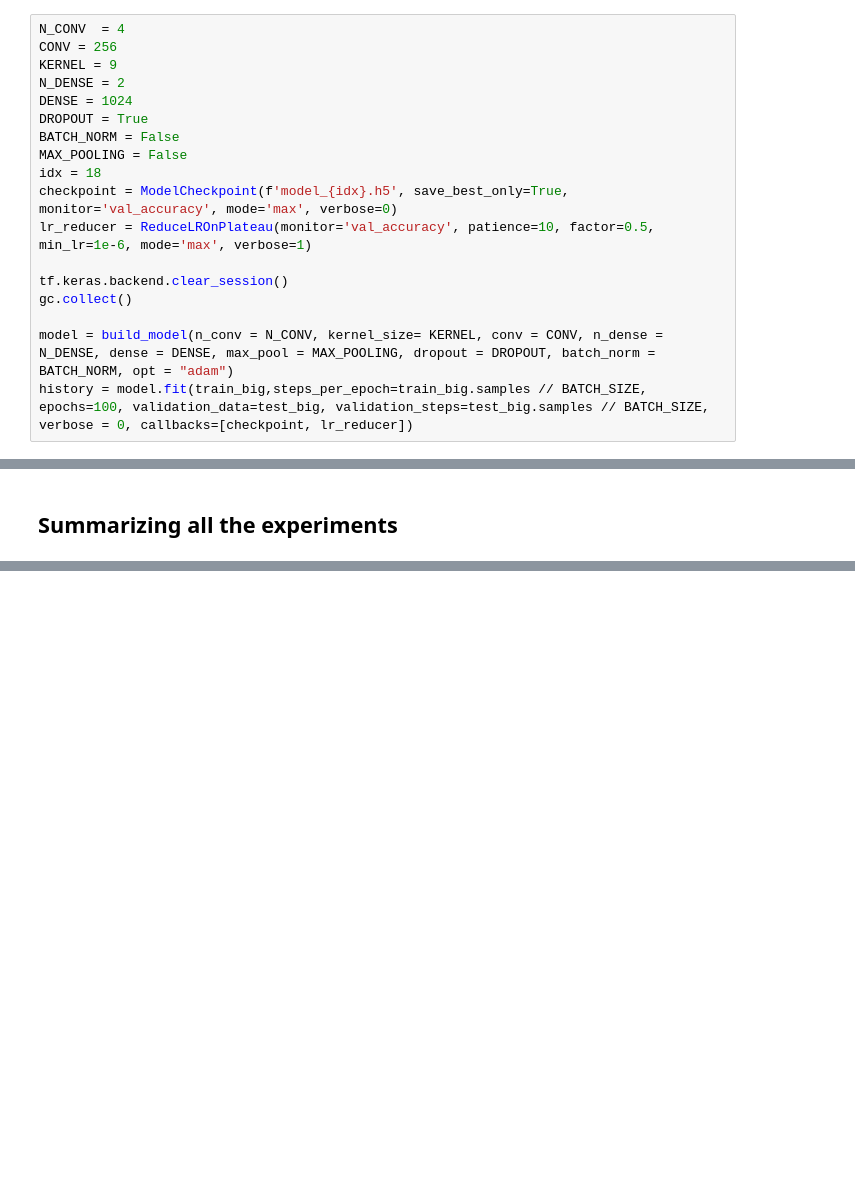
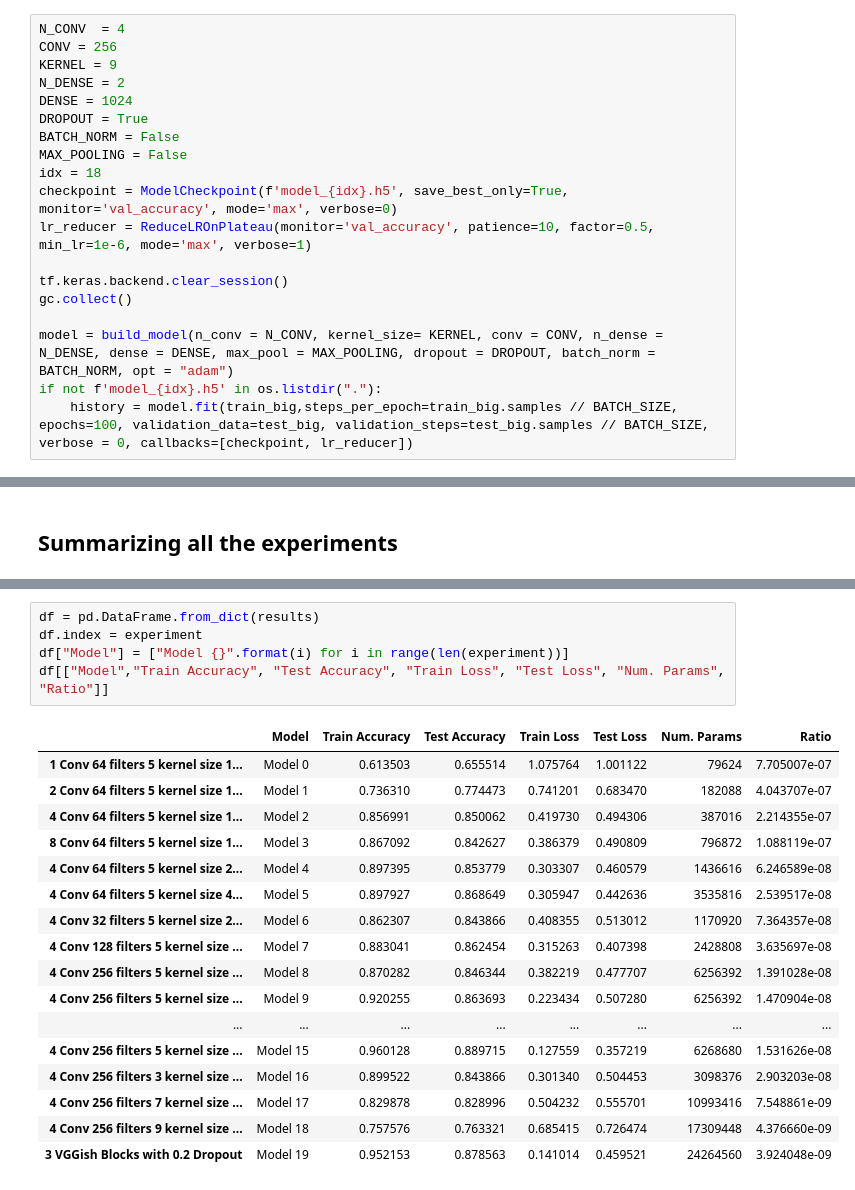
Before and after one commit to Yusepp/M3-CV, a Jupyter notebook: P4/CNN.ipynb, the cells around one changed output, grey strips where cells are left out. Cells and saved outputs as stored; diff of their text form; blank space fills up the shorter version.

```diff
--- a/P4/CNN.ipynb
+++ b/P4/CNN.ipynb
@@ -1005,7 +946,8 @@ tf.keras.backend.clear_session()
 gc.collect()
 
 model = build_model(n_conv = N_CONV, kernel_size= KERNEL, conv = CONV, n_dense = N_DENSE, dense = DENSE, max_pool = MAX_POOLING, dropout = DROPOUT, batch_norm = BATCH_NORM, opt = "adam")
-history = model.fit(train_big,steps_per_epoch=train_big.samples // BATCH_SIZE, epochs=100, validation_data=test_big, validation_steps=test_big.samples // BATCH_SIZE,  verbose = 0, callbacks=[checkpoint, lr_reducer])
+if not f'model_{idx}.h5' in os.listdir("."):
+    history = model.fit(train_big,steps_per_epoch=train_big.samples // BATCH_SIZE, epochs=100, validation_data=test_big, validation_steps=test_big.samples // BATCH_SIZE,  verbose = 0, callbacks=[checkpoint, lr_reducer])
 # %% [output]
 WARNING:tensorflow:tf.keras.mixed_precision.experimental.LossScaleOptimizer is deprecated. Please use tf.keras.mixed_precision.LossScaleOptimizer instead. Note that the non-experimental LossScaleOptim ...
   opt = tf.keras.mixed_precision.LossScaleOptimizer(opt)
@@ -1156,3 +1050,26 @@ df[["Train Accuracy", "Test Accuracy", "Ratio"]]
+# %%
+df = pd.DataFrame.from_dict(results)
+df.index = experiment
+df["Model"] = ["Model {}".format(i) for i in range(len(experiment))]
+df[["Model","Train Accuracy", "Test Accuracy", "Train Loss", "Test Loss", "Num. Params", "Ratio"]]
+# %% [output]
+|  | Model | Train Accuracy | Test Accuracy | Train Loss | Test Loss | Num. Params | Ratio |
+| 1 Conv 64 filters 5 kernel size 1... | Model 0 | 0.613503 | 0.655514 | 1.075764 | 1.001122 | 79624 | 7.705007e-07 |
+| 2 Conv 64 filters 5 kernel size 1... | Model 1 | 0.736310 | 0.774473 | 0.741201 | 0.683470 | 182088 | 4.043707e-07 |
+| 4 Conv 64 filters 5 kernel size 1... | Model 2 | 0.856991 | 0.850062 | 0.419730 | 0.494306 | 387016 | 2.214355e-07 |
+| 8 Conv 64 filters 5 kernel size 1... | Model 3 | 0.867092 | 0.842627 | 0.386379 | 0.490809 | 796872 | 1.088119e-07 |
+| 4 Conv 64 filters 5 kernel size 2... | Model 4 | 0.897395 | 0.853779 | 0.303307 | 0.460579 | 1436616 | 6.246589e-08 |
+| 4 Conv 64 filters 5 kernel size 4... | Model 5 | 0.897927 | 0.868649 | 0.305947 | 0.442636 | 3535816 | 2.539517e-08 |
+| 4 Conv 32 filters 5 kernel size 2... | Model 6 | 0.862307 | 0.843866 | 0.408355 | 0.513012 | 1170920 | 7.364357e-08 |
+| 4 Conv 128 filters 5 kernel size ... | Model 7 | 0.883041 | 0.862454 | 0.315263 | 0.407398 | 2428808 | 3.635697e-08 |
+| 4 Conv 256 filters 5 kernel size ... | Model 8 | 0.870282 | 0.846344 | 0.382219 | 0.477707 | 6256392 | 1.391028e-08 |
+| 4 Conv 256 filters 5 kernel size ... | Model 9 | 0.920255 | 0.863693 | 0.223434 | 0.507280 | 6256392 | 1.470904e-08 |
+| ... | ... | ... | ... | ... | ... | ... | ... |
+| 4 Conv 256 filters 5 kernel size ... | Model 15 | 0.960128 | 0.889715 | 0.127559 | 0.357219 | 6268680 | 1.531626e-08 |
+| 4 Conv 256 filters 3 kernel size ... | Model 16 | 0.899522 | 0.843866 | 0.301340 | 0.504453 | 3098376 | 2.903203e-08 |
+| 4 Conv 256 filters 7 kernel size ... | Model 17 | 0.829878 | 0.828996 | 0.504232 | 0.555701 | 10993416 | 7.548861e-09 |
+| 4 Conv 256 filters 9 kernel size ... | Model 18 | 0.757576 | 0.763321 | 0.685415 | 0.726474 | 17309448 | 4.376660e-09 |
+| 3 VGGish Blocks with 0.2 Dropout | Model 19 | 0.952153 | 0.878563 | 0.141014 | 0.459521 | 24264560 | 3.924048e-09 |
 # %%
 fig, axes = plt.subplots(nrows=2, ncols=2)
 x = 0
```
Also changed, not shown: parts of 45 cells of this notebook.
